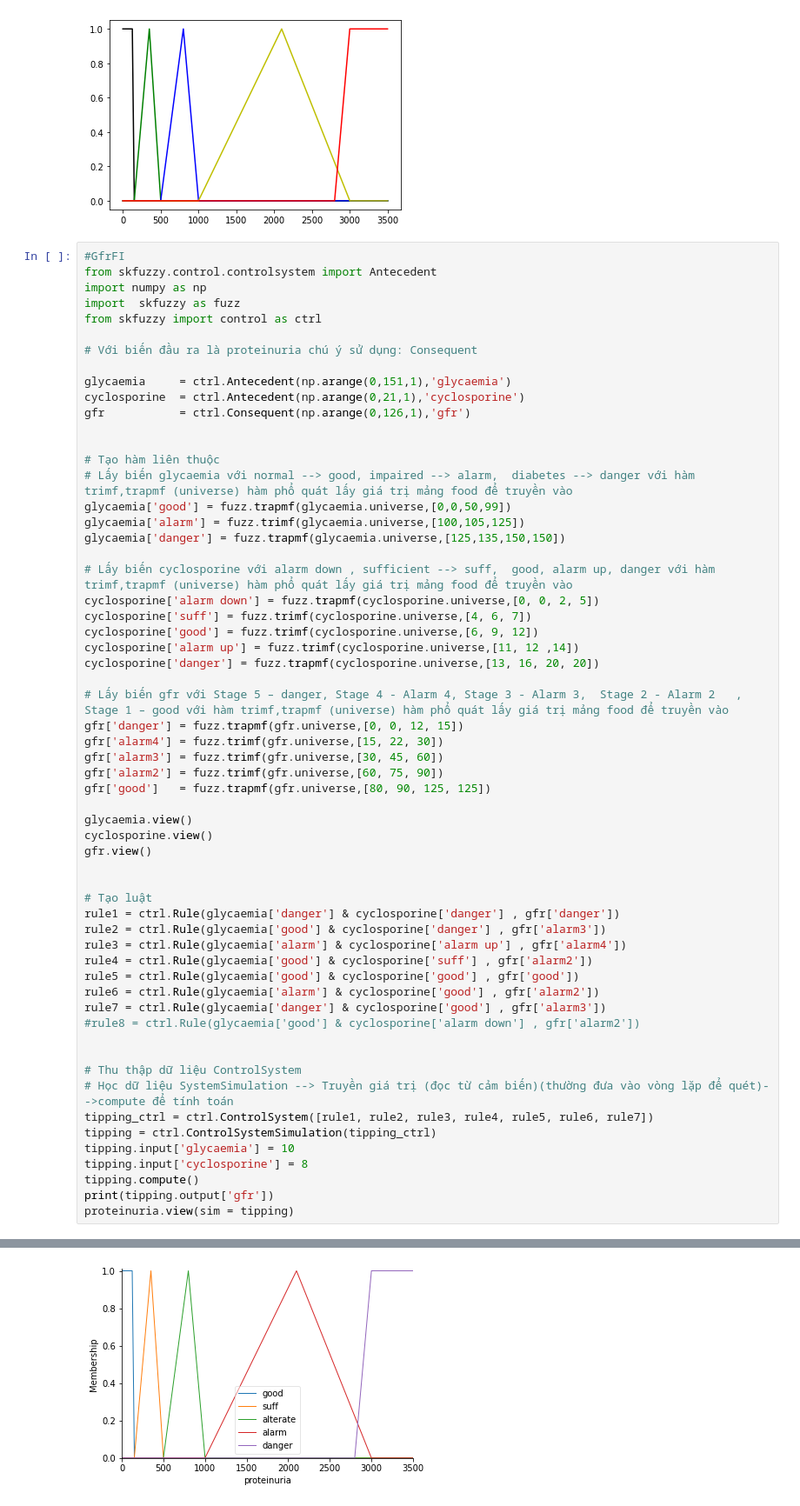
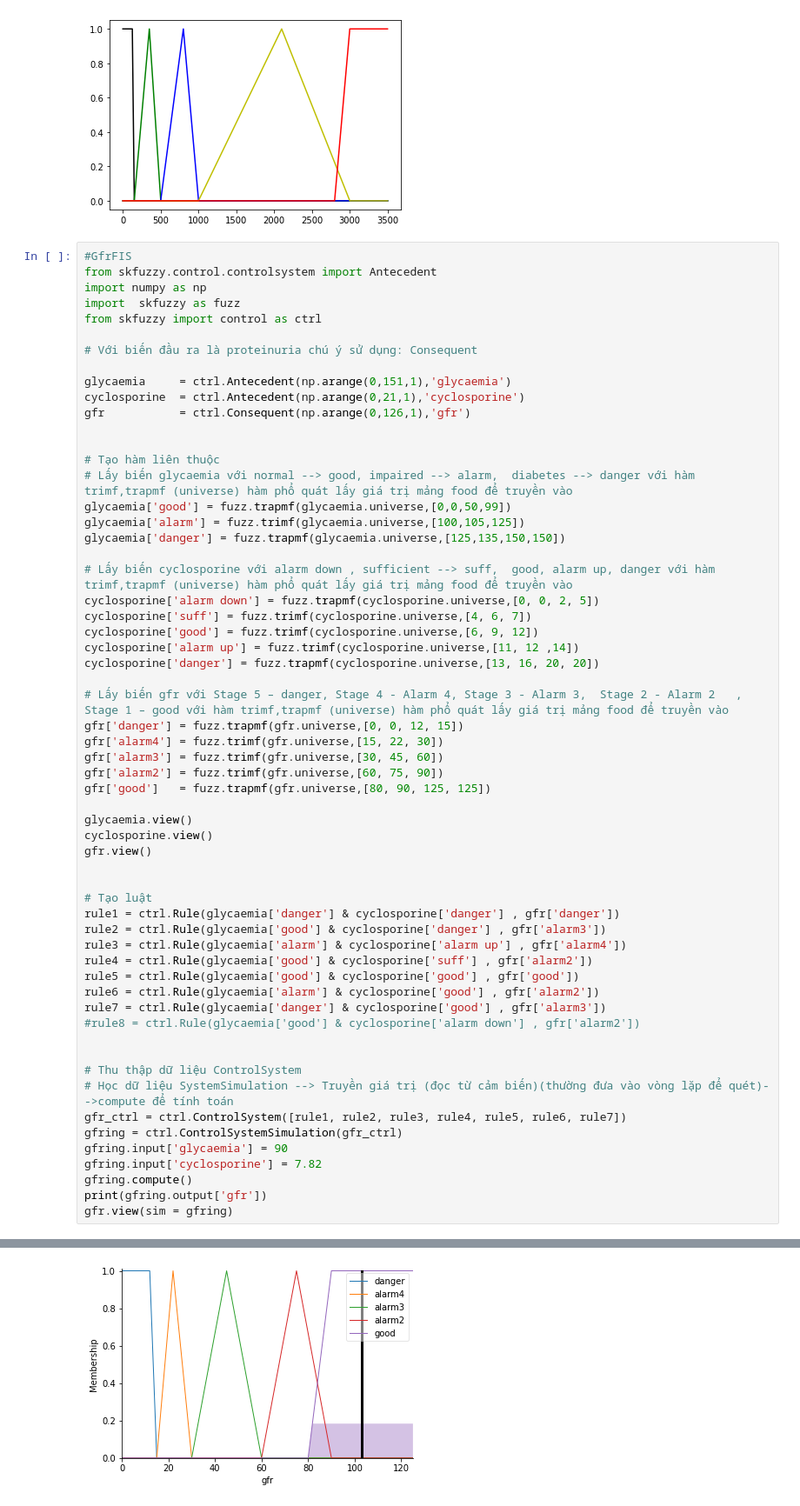
Before and after one commit to hodangtu01/HOMEWORK1---AI, a Jupyter notebook: Fuzzy_logic_based_clinical_decision_support_system_for_the_evaluation_of_renal_function_in_post_Transplant_Patients.ipynb, the cells around one changed output, grey strips where cells are left out. Shown: that part at 87% size. Saved outputs shown, nothing was run; the diff lists cells and outputs as text.

```diff
--- a/Fuzzy_logic_based_clinical_decision_support_system_for_the_evaluation_of_renal_function_in_post_Transplant_Patients.ipynb
+++ b/Fuzzy_logic_based_clinical_decision_support_system_for_the_evaluation_of_renal_function_in_post_Transplant_Patients.ipynb
@@ -178,7 +178,7 @@ plt.plot(z,z5,'r',linewidth=1.5,label = 'z5')
 [<matplotlib.lines.Line2D at 0x...>]
 [figure]
 # %%
-#GfrFI
+#GfrFIS
 from skfuzzy.control.controlsystem import Antecedent
 import numpy as np
 import  skfuzzy as fuzz
@@ -229,11 +229,11 @@ rule7 = ctrl.Rule(glycaemia['danger'] & cyclosporine['good'] , gfr['alarm3'])
 
 # Thu thập dữ liệu ControlSystem
 # Học dữ liệu SystemSimulation --> Truyền giá trị (đọc từ cảm biến)(thường đưa vào vòng lặp để quét)-->compute để tính toán
-tipping_ctrl = ctrl.ControlSystem([rule1, rule2, rule3, rule4, rule5, rule6, rule7])
-tipping = ctrl.ControlSystemSimulation(tipping_ctrl)
-tipping.input['glycaemia'] = 10
-tipping.input['cyclosporine'] = 8
-tipping.compute()
-print(tipping.output['gfr'])
-proteinuria.view(sim = tipping)
+gfr_ctrl = ctrl.ControlSystem([rule1, rule2, rule3, rule4, rule5, rule6, rule7])
+gfring = ctrl.ControlSystemSimulation(gfr_ctrl)
+gfring.input['glycaemia'] = 90
+gfring.input['cyclosporine'] = 7.82
+gfring.compute()
+print(gfring.output['gfr'])
+gfr.view(sim = gfring)
 # %% [output]
@@ -241,4 +241,4 @@ proteinuria.view(sim = tipping)
 [figure]
 [figure]
 [figure]
-[figure, old version]
+[figure, new version]
```
Also changed, not shown: parts of 3 cells of this notebook.
